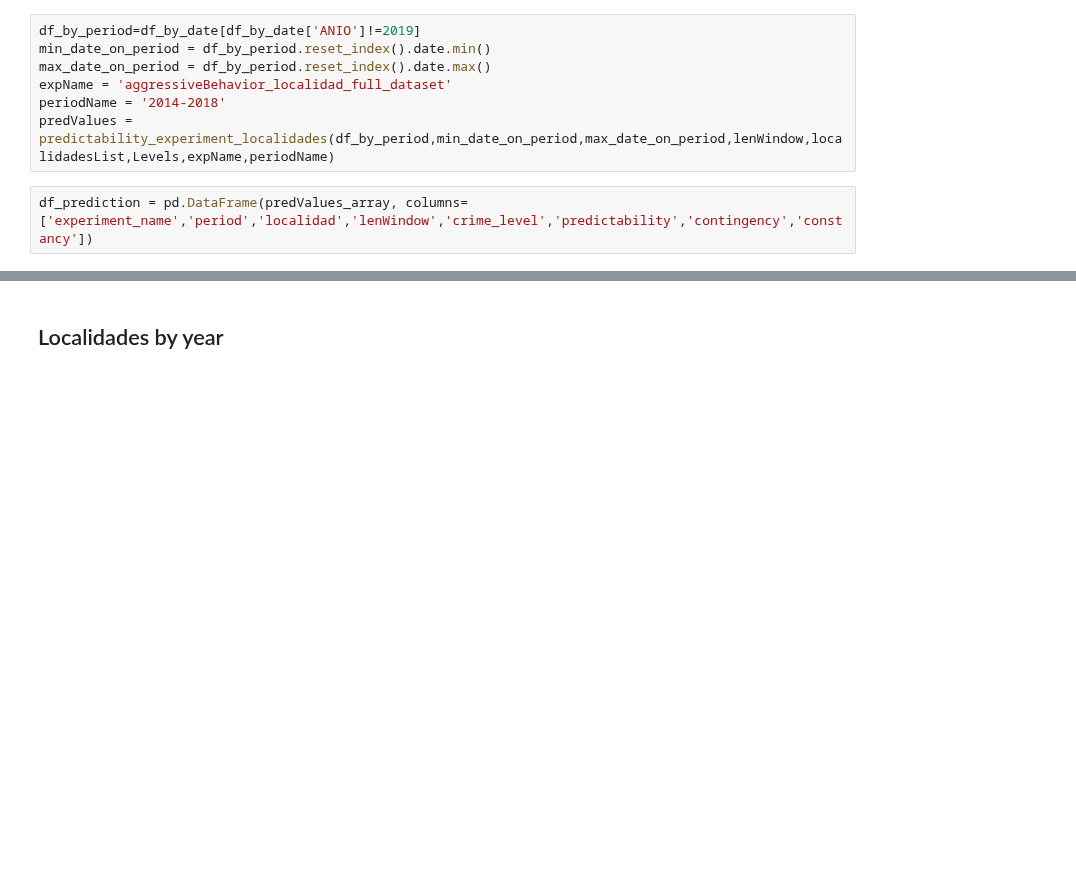
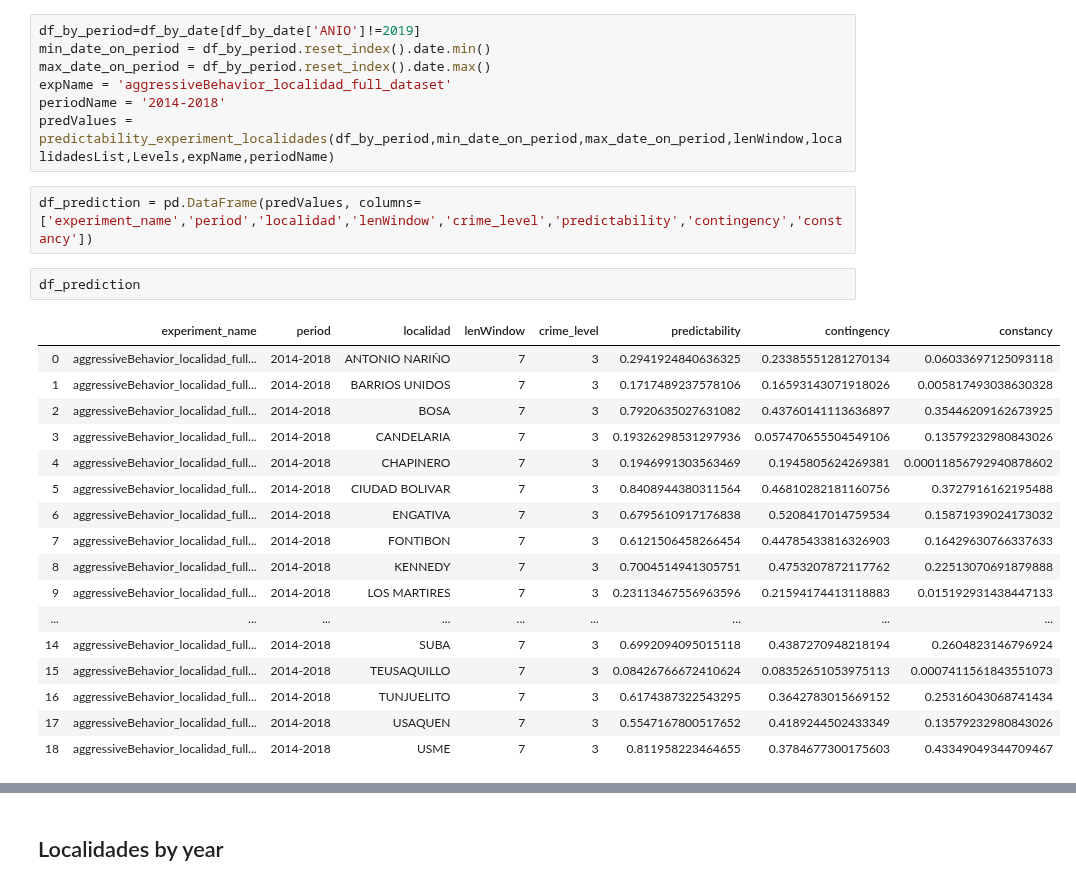
Before and after one commit to jrudascas/security_project, a Jupyter notebook: periodicity_experiments/experiment_17_predictability_by_year_full_dataset.ipynb, the cells around one changed output, grey strips where cells are left out. Cells and saved outputs as stored; diff of their text form; blank space fills up the shorter version.

```diff
--- a/periodicity_experiments/experiment_17_predictability_by_year_full_dataset.ipynb
+++ b/periodicity_experiments/experiment_17_predictability_by_year_full_dataset.ipynb
@@ -278,7 +278,27 @@ expName = 'aggressiveBehavior_localidad_full_dataset'
 periodName = '2014-2018'
 predValues = predictability_experiment_localidades(df_by_period,min_date_on_period,max_date_on_period,lenWindow,localidadesList,Levels,expName,periodName)
 # %%
-df_prediction = pd.DataFrame(predValues_array, columns=['experiment_name','period','localidad','lenWindow','crime_level','predictability','contingency','constancy'])
+df_prediction = pd.DataFrame(predValues, columns=['experiment_name','period','localidad','lenWindow','crime_level','predictability','contingency','constancy'])
+# %%
+df_prediction
+# %% [output]
+|  | experiment_name | period | localidad | lenWindow | crime_level | predictability | contingency | constancy |
+| 0 | aggressiveBehavior_localidad_full... | 2014-2018 | ANTONIO NARIÑO | 7 | 3 | 0.2941924840636325 | 0.23385551281270134 | 0.06033697125093118 |
+| 1 | aggressiveBehavior_localidad_full... | 2014-2018 | BARRIOS UNIDOS | 7 | 3 | 0.1717489237578106 | 0.16593143071918026 | 0.005817493038630328 |
+| 2 | aggressiveBehavior_localidad_full... | 2014-2018 | BOSA | 7 | 3 | 0.7920635027631082 | 0.43760141113636897 | 0.35446209162673925 |
+| 3 | aggressiveBehavior_localidad_full... | 2014-2018 | CANDELARIA | 7 | 3 | 0.19326298531297936 | 0.057470655504549106 | 0.13579232980843026 |
+| 4 | aggressiveBehavior_localidad_full... | 2014-2018 | CHAPINERO | 7 | 3 | 0.1946991303563469 | 0.1945805624269381 | 0.00011856792940878602 |
+| 5 | aggressiveBehavior_localidad_full... | 2014-2018 | CIUDAD BOLIVAR | 7 | 3 | 0.8408944380311564 | 0.46810282181160756 | 0.3727916162195488 |
+| 6 | aggressiveBehavior_localidad_full... | 2014-2018 | ENGATIVA | 7 | 3 | 0.6795610917176838 | 0.5208417014759534 | 0.15871939024173032 |
+| 7 | aggressiveBehavior_localidad_full... | 2014-2018 | FONTIBON | 7 | 3 | 0.6121506458266454 | 0.44785433816326903 | 0.16429630766337633 |
+| 8 | aggressiveBehavior_localidad_full... | 2014-2018 | KENNEDY | 7 | 3 | 0.7004514941305751 | 0.4753207872117762 | 0.22513070691879888 |
+| 9 | aggressiveBehavior_localidad_full... | 2014-2018 | LOS MARTIRES | 7 | 3 | 0.23113467556963596 | 0.21594174413118883 | 0.015192931438447133 |
+| ... | ... | ... | ... | ... | ... | ... | ... | ... |
+| 14 | aggressiveBehavior_localidad_full... | 2014-2018 | SUBA | 7 | 3 | 0.6992094095015118 | 0.4387270948218194 | 0.2604823146796924 |
+| 15 | aggressiveBehavior_localidad_full... | 2014-2018 | TEUSAQUILLO | 7 | 3 | 0.08426766672410624 | 0.08352651053975113 | 0.0007411561843551073 |
+| 16 | aggressiveBehavior_localidad_full... | 2014-2018 | TUNJUELITO | 7 | 3 | 0.6174387322543295 | 0.3642783015669152 | 0.25316043068741434 |
+| 17 | aggressiveBehavior_localidad_full... | 2014-2018 | USAQUEN | 7 | 3 | 0.5547167800517652 | 0.4189244502433349 | 0.13579232980843026 |
+| 18 | aggressiveBehavior_localidad_full... | 2014-2018 | USME | 7 | 3 | 0.811958223464655 | 0.3784677300175603 | 0.43349049344709467 |
 # %%
 df_2014_2018 = df_prediction
 name_experiment='_years_2014_2018'
```
Also changed, not shown: parts of 2 cells of this notebook.
